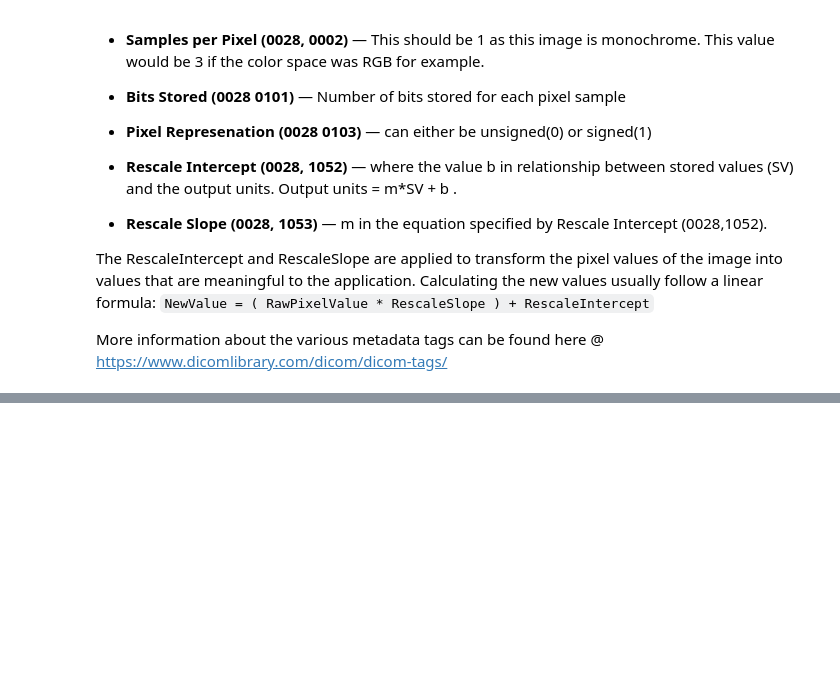
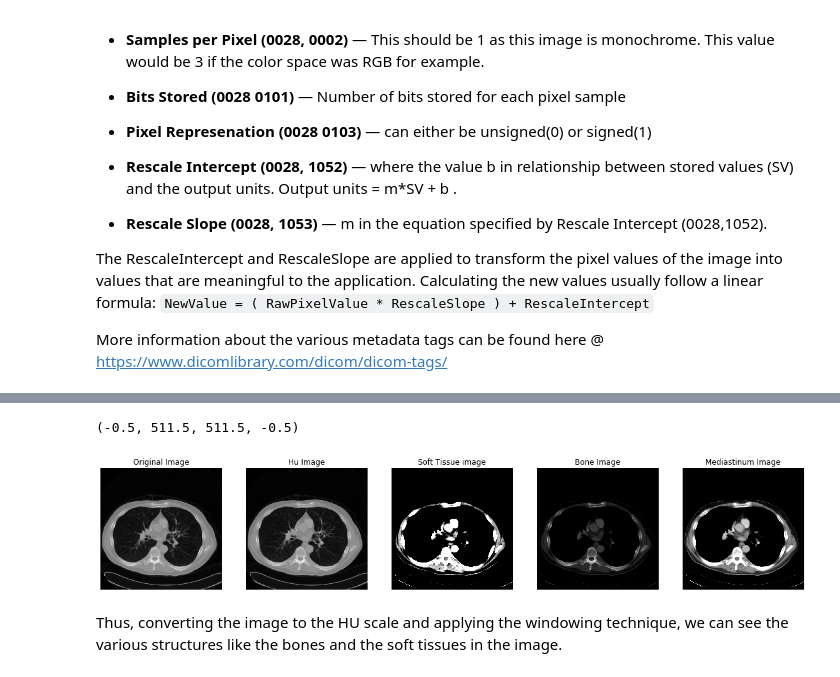
Before and after one commit to sauravmishra1710/Bio-Medical-Image-Analysis-with-DICOMs, a Jupyter notebook: Bio-Medical Image Analysis - DICOMS.ipynb, the cells around one changed output, grey strips where cells are left out. Drawn from its saved outputs; the diff is of its cells as text; code cells hidden in the pictures; blank space fills up the shorter version.

Commit message:
HU Scale and Image Windowing
Conversion to HU Scale and Image Windowing implemented

```diff
--- a/Bio-Medical Image Analysis - DICOMS.ipynb
+++ b/Bio-Medical Image Analysis - DICOMS.ipynb
@@ -253,0 +274,15 @@ More information about the various metadata tags can be found here @ https://www
+# %%
+def transform_to_hu(dicomData):
+
+    """
+    transforms a dicom pixel data to the HU scale
+    and returns the transformed HU scale image.
+
+    """
+    intercept = dicomData.RescaleIntercept
+    slope = dicomData.RescaleSlope
+    pixel_array = dicomData.pixel_array
+
+    hu_image = pixel_array * slope + intercept
+
+    return hu_image
@@ -253,0 +323,39 @@ More information about the various metadata tags can be found here @ https://www
+# %%
+hu_image = transform_to_hu(dicomData)
+soft_tissue = window_image(hu_image, 40, 80)
+bone = window_image(hu_image, 400, 1000)
+mediastinum = window_image(hu_image, 50, 350)
+# %%
+# plot_image(bone_image)
+plt.figure(figsize=(20, 10))
+plt.style.use('grayscale')
+
+plt.subplot(151)
+plt.imshow(image)
+plt.title('Original Image')
+plt.axis('off')
+
+plt.subplot(152)
+plt.imshow(hu_image)
+plt.title('Hu Image')
+plt.axis('off')
+
+plt.subplot(153)
+plt.imshow(soft_tissue)
+plt.title('Soft Tissue image')
+plt.axis('off')
+
+plt.subplot(154)
+plt.imshow(bone)
+plt.title('Bone Image')
+plt.axis('off')
+
+plt.subplot(155)
+plt.imshow(mediastinum)
+plt.title('Mediastinum Image')
+plt.axis('off')
+# %% [output]
+(-0.5, 511.5, 511.5, -0.5)
+[figure, added]
+# %% [markdown]
+Thus, converting the image to the HU scale and applying the windowing technique, we can see the various structures like the bones and the soft tissues in the image.
```
Also changed, not shown: parts of 5 cells of this notebook.
